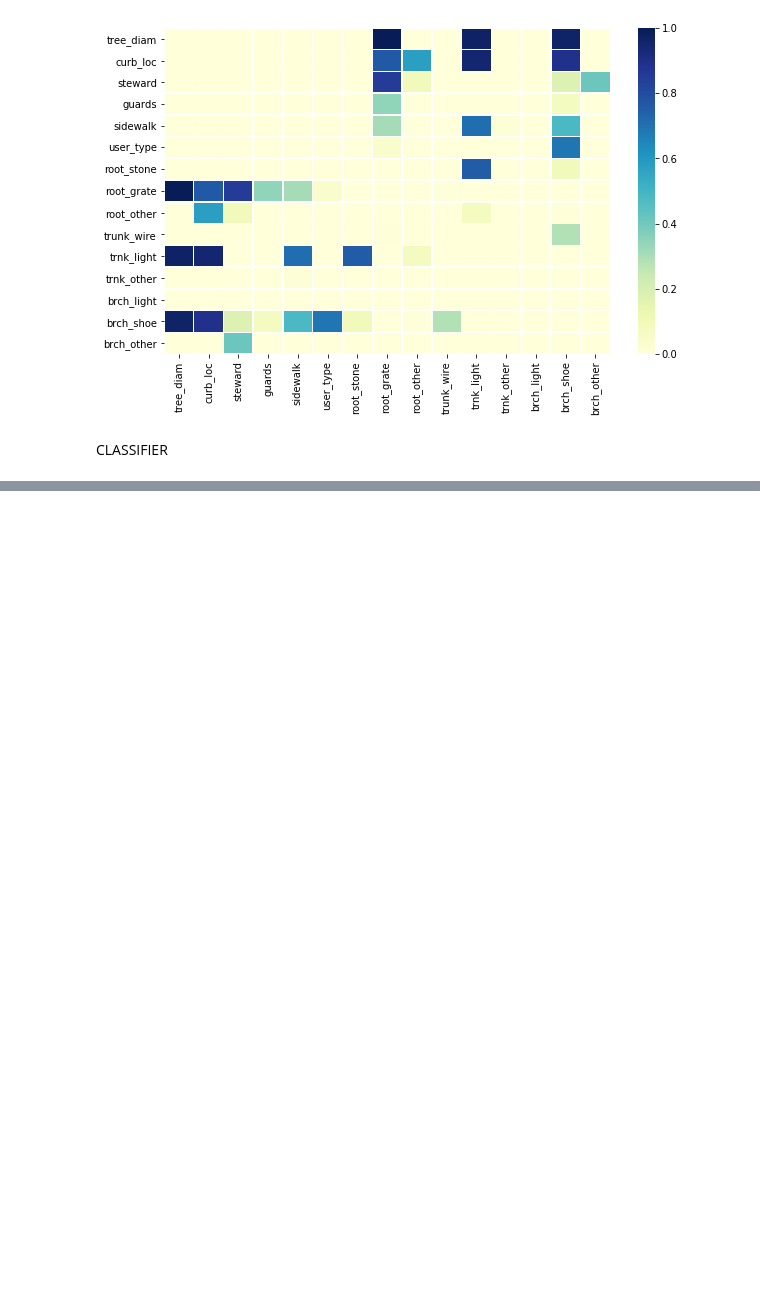
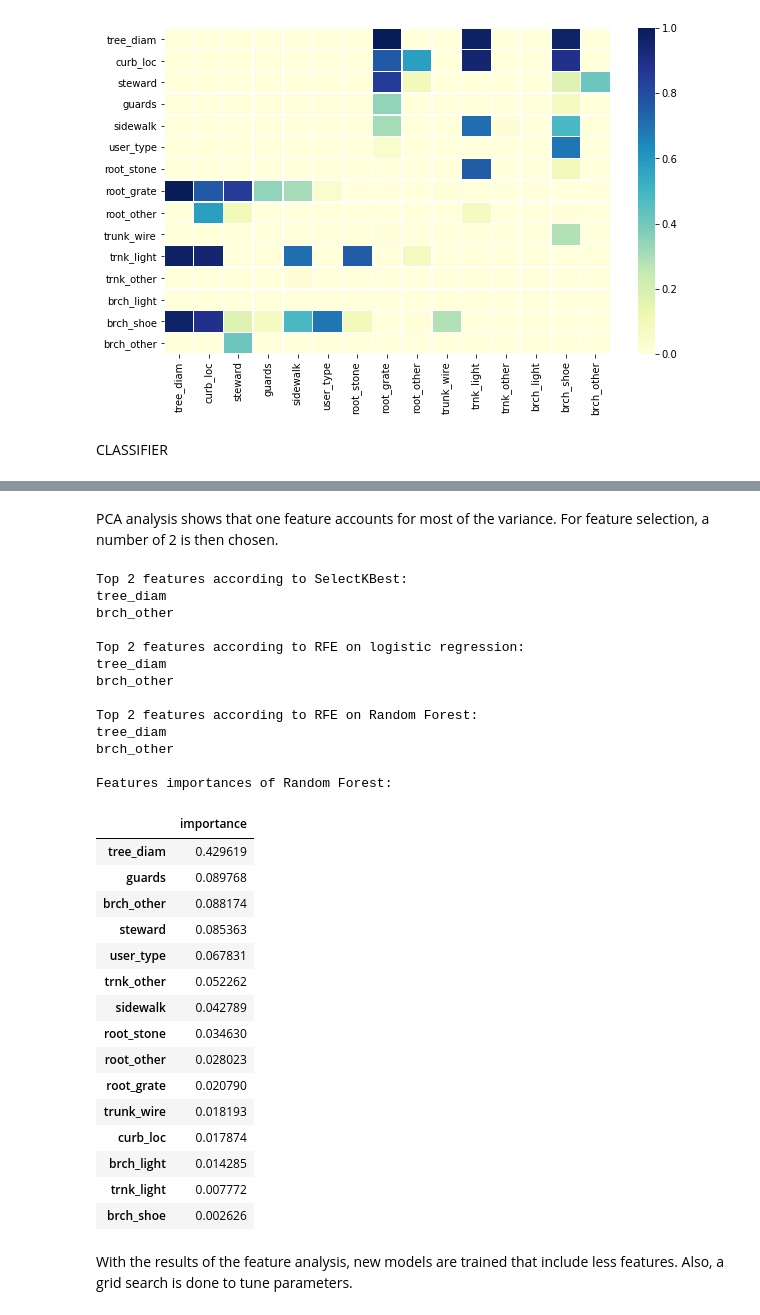
Before and after one commit to aspds18/Springboard_capstone1, a Jupyter notebook: Capstone1.ipynb, the cells around one changed output, grey strips where cells are left out. Drawn from its saved outputs; the diff is of its cells as text; code cells hidden in the pictures; blank space fills up the shorter version.

Commit message:
final edits to classifier

```diff
--- a/Capstone1.ipynb
+++ b/Capstone1.ipynb
@@ -1603,0 +1239,79 @@ Macro-average ROC AUC 0.5869:
+# %% [markdown]
+PCA analysis shows that one feature accounts for most of the variance. For feature selection, a number of 2 is then chosen.
+# %%
+# Feature extraction
+test = SelectKBest(score_func=chi2, k=2)
+fit = test.fit(X1, y1)
+
+# Summarize scores
+np.set_printoptions(precision=3)
+#print(fit.scores_)
+
+features = fit.transform(X1)
+# print top 2 features
+#print(fit.get_support())
+top2=X1.columns.values[fit.get_support()==True]
+print('Top 2 features according to SelectKBest:')
+for f in top2: print(f)
+print('')
+
+from sklearn.preprocessing import StandardScaler
+scaler=StandardScaler()
+X1s=scaler.fit_transform(X1)
+lg = LogisticRegression(solver='newton-cg',multi_class='ovr')
+rfe = RFE(lg, 2)
+fit_lg = rfe.fit(X1s, y1)
+#print("Num Features: %d" % fit.n_features_)
+#print("Selected Features: %s" % fit.support_)
+#print("Feature Ranking: %s" % fit.ranking_)
+print('Top 2 features according to RFE on logistic regression:')
+top2_lg=X1.columns.values[fit_lg.support_==True]
+for f in top2_lg: print(f)
+print('')
+
+rfor=RandomForestClassifier(n_estimators=10,random_state=random)
+rfe_rf = RFE(rfor, 2)
+fit_rf = rfe_rf.fit(X1, y1)
+print('Top 2 features according to RFE on Random Forest:')
+top2_rf=X1.columns.values[fit_rf.support_==True]
+for f in top2_rf: print(f)
+print('')
+
+rfor.fit(X1, y1)
+#print(model3.feature_importances_)
+feature_importances1 = pd.DataFrame(rfor.feature_importances_, index = X1.columns,
+                                   columns=['importance']).sort_values('importance', ascending=False)
+print('Features importances of Random Forest:')
+feature_importances1
+# %% [output]
+Top 2 features according to SelectKBest:
+tree_diam
+brch_other
+
+Top 2 features according to RFE on logistic regression:
+tree_diam
+brch_other
+
+Top 2 features according to RFE on Random Forest:
+tree_diam
+brch_other
+
+Features importances of Random Forest:
+|  | importance |
+| tree_diam | 0.429619 |
+| guards | 0.089768 |
+| brch_other | 0.088174 |
+| steward | 0.085363 |
+| user_type | 0.067831 |
+| trnk_other | 0.052262 |
+| sidewalk | 0.042789 |
+| root_stone | 0.034630 |
+| root_other | 0.028023 |
+| root_grate | 0.020790 |
+| trunk_wire | 0.018193 |
+| curb_loc | 0.017874 |
+| brch_light | 0.014285 |
+| trnk_light | 0.007772 |
+| brch_shoe | 0.002626 |
+# %% [markdown]
+With the results of the feature analysis, new models are trained that include less features. Also, a grid search is done to tune parameters.
```
Also changed, not shown: parts of 76 cells of this notebook.
